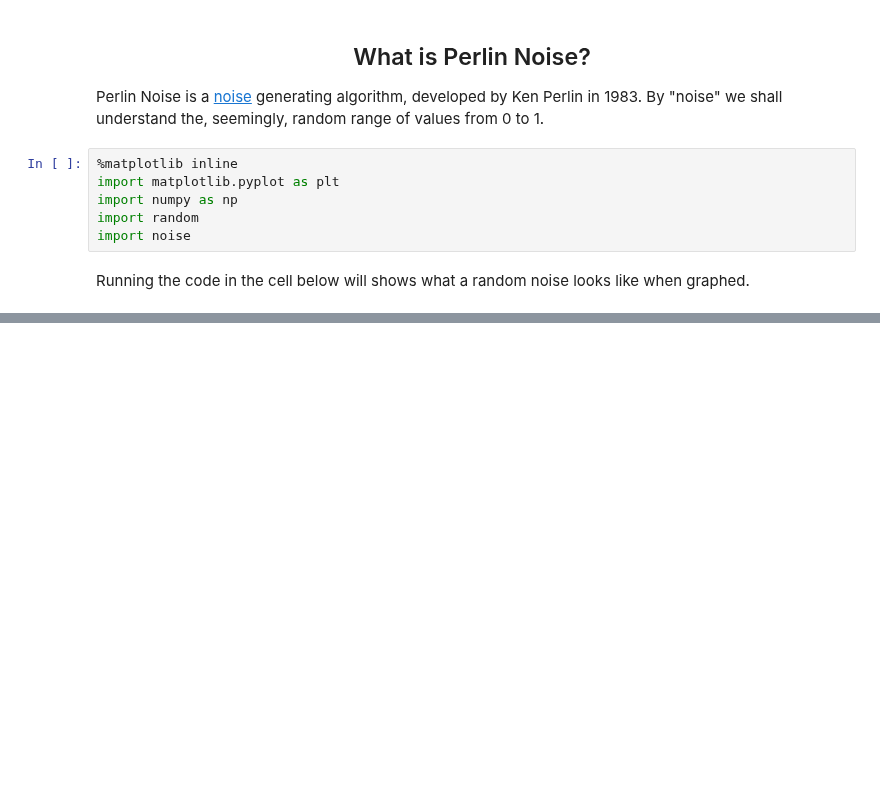
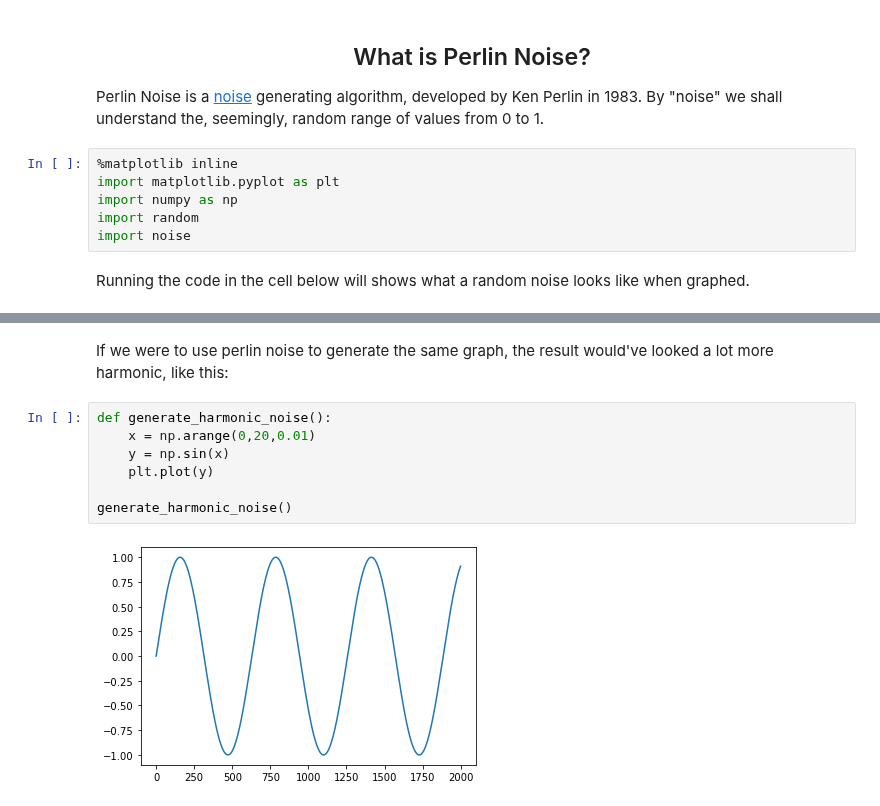
Before and after one commit to MartinYordanov374/Perlin-Noise-Research, a Jupyter notebook: perlin-noise-research.ipynb, the cells around one changed output, grey strips where cells are left out. Drawn from its saved outputs; the diff is of its cells as text; blank space fills up the shorter version.

Commit message:
Added visual representation of perlin noise and random noise

```diff
--- a/perlin-noise-research.ipynb
+++ b/perlin-noise-research.ipynb
@@ -26,0 +27,11 @@ generate_plot_random()
+# %% [markdown]
+<p>If we were to use perlin noise to generate the same graph, the result would've looked a lot more harmonic, like this:</p>
+# %%
+def generate_harmonic_noise():
+    x = np.arange(0,20,0.01)
+    y = np.sin(x)
+    plt.plot(y)
+
+generate_harmonic_noise()
+# %% [output]
+[figure, added]
```
Also changed, not shown: parts of 2 cells of this notebook.
